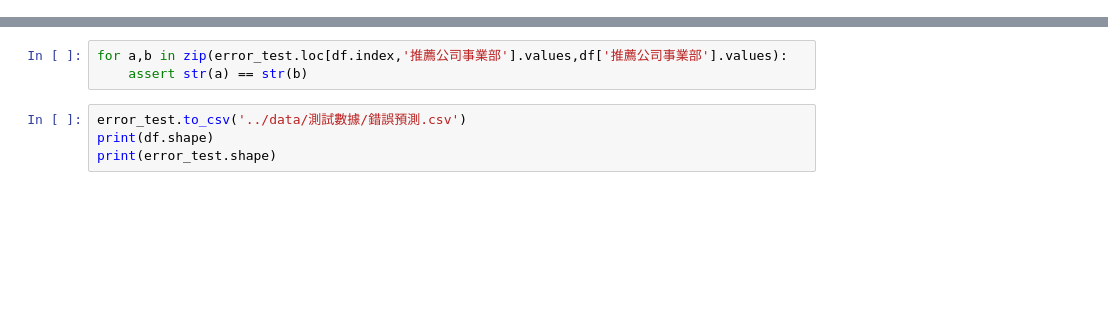
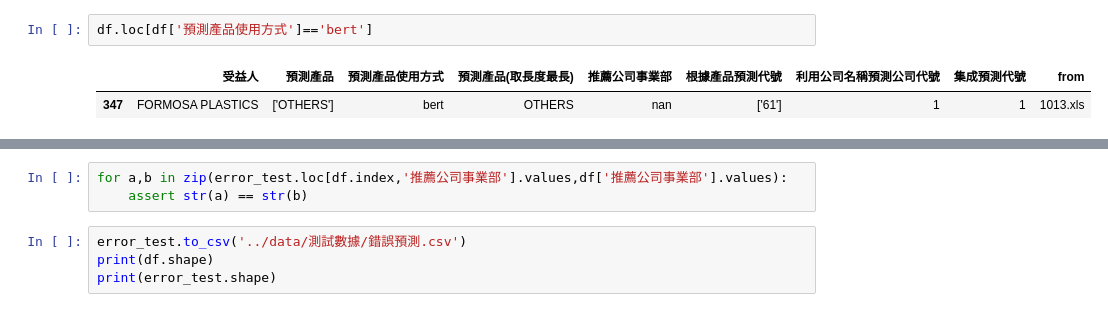
Before and after one commit to skywalker0803r/Letter-of-Credit-Intelligent-Auxiliary-Semantic-Analysis-System, a Jupyter notebook: notebook/測試結果debug.ipynb, the cells around one changed output, grey strips where cells are left out. Drawn from its saved outputs; the diff is of its cells as text; blank space fills up the shorter version.

```diff
--- a/notebook/測試結果debug.ipynb
+++ b/notebook/測試結果debug.ipynb
@@ -34,3 +34,8 @@ Index(['45A', '項次', '電文代號', '銀行', '20', '回傳代碼', '回傳
+# %%
+df.loc[df['預測產品使用方式']=='bert']
+# %% [output]
+|  | 受益人 | 預測產品 | 預測產品使用方式 | 預測產品(取長度最長) | 推薦公司事業部 | 根據產品預測代號 | 利用公司名稱預測公司代號 | 集成預測代號 | from |
+| 347 | FORMOSA PLASTICS | ['OTHERS'] | bert | OTHERS | nan | ['61'] | 1 | 1 | 1013.xls |
 # %%
 error_test = pd.read_csv('../data/測試數據/0927到1105.csv',index_col=0).reset_index(drop=True).loc[df.index]
 error_test
```
Also changed, not shown: parts of 5 cells of this notebook, 2 other files.
